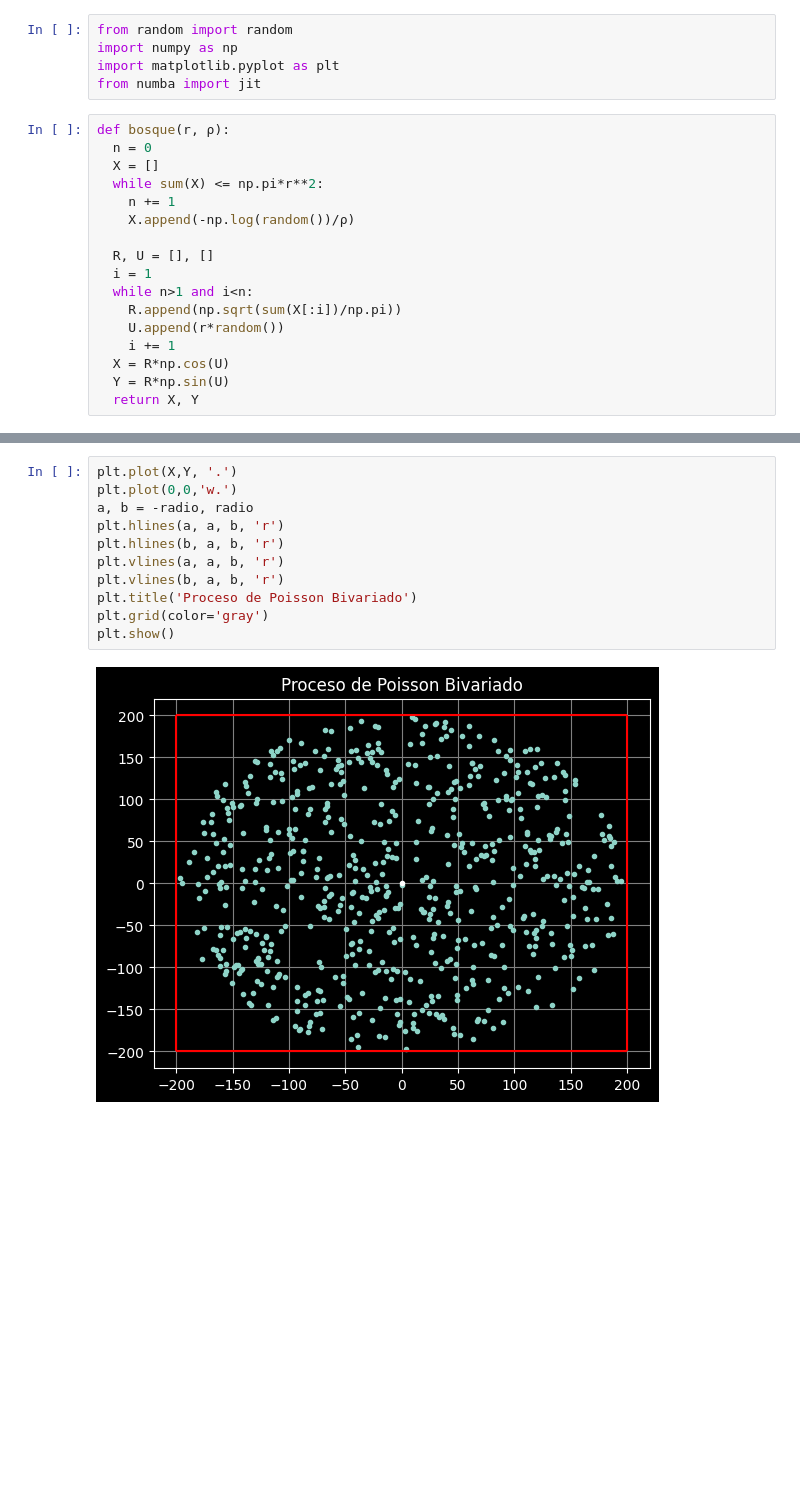
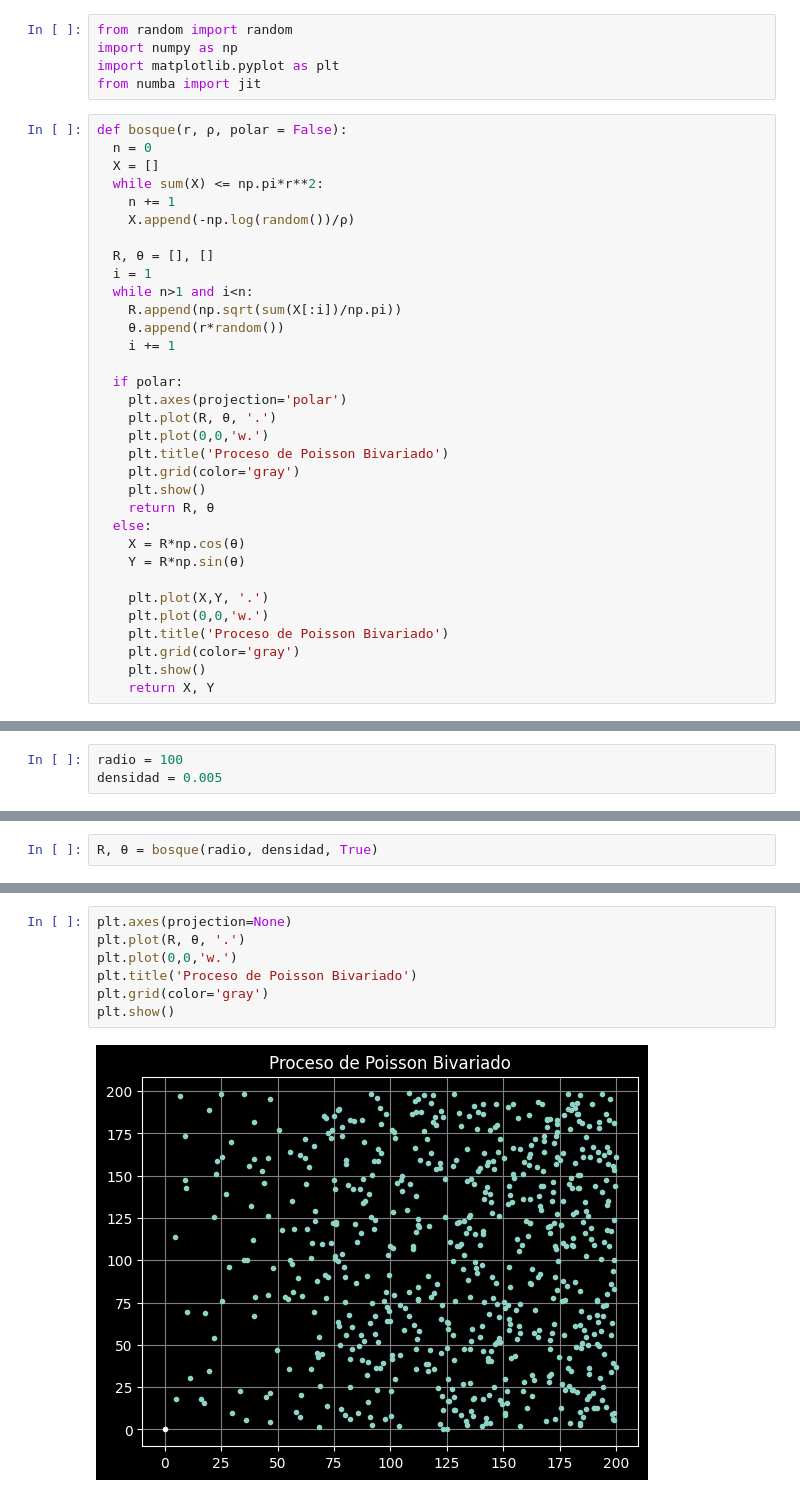
Before and after one commit to Vixuz144/Simu2, a Jupyter notebook: Poisson_bivariado.ipynb, the cells around one changed output, grey strips where cells are left out. Cells and saved outputs as stored; diff of their text form; blank space fills up the shorter version.

```diff
--- a/Poisson_bivariado.ipynb
+++ b/Poisson_bivariado.ipynb
@@ -6,19 +6,35 @@ import numpy as np
 import matplotlib.pyplot as plt
 from numba import jit
 # %%
-def bosque(r, ρ):
+def bosque(r, ρ, polar = False):
   n = 0
   X = []
   while sum(X) <= np.pi*r**2:
     n += 1
     X.append(-np.log(random())/ρ)
 
-  R, U = [], []
+  R, θ = [], []
   i = 1
   while n>1 and i<n:
     R.append(np.sqrt(sum(X[:i])/np.pi))
-    U.append(r*random())
+    θ.append(r*random())
     i += 1
-  X = R*np.cos(U)
-  Y = R*np.sin(U)
-  return X, Y
+
+  if polar:
+    plt.axes(projection='polar')
+    plt.plot(R, θ, '.')
+    plt.plot(0,0,'w.')
+    plt.title('Proceso de Poisson Bivariado')
+    plt.grid(color='gray')
+    plt.show()
+    return R, θ
+  else:
+    X = R*np.cos(θ)
+    Y = R*np.sin(θ)
+
+    plt.plot(X,Y, '.')
+    plt.plot(0,0,'w.')
+    plt.title('Proceso de Poisson Bivariado')
+    plt.grid(color='gray')
+    plt.show()
+    return X, Y
@@ -30,0 +41,3 @@ X, Y = bosque(radio, densidad)
+# %%
+radio = 100
+densidad = 0.005
@@ -30,0 +48,2 @@ X, Y = bosque(radio, densidad)
+# %%
+R, θ = bosque(radio, densidad, True)
@@ -31,13 +56,9 @@ X, Y = bosque(radio, densidad)
 # %%
-plt.plot(X,Y, '.')
+plt.axes(projection=None)
+plt.plot(R, θ, '.')
 plt.plot(0,0,'w.')
-a, b = -radio, radio
-plt.hlines(a, a, b, 'r')
-plt.hlines(b, a, b, 'r')
-plt.vlines(a, a, b, 'r')
-plt.vlines(b, a, b, 'r')
 plt.title('Proceso de Poisson Bivariado')
 plt.grid(color='gray')
 plt.show()
 # %% [output]
-[figure, old version]
+[figure, new version]
```
Also changed, not shown: parts of 8 cells of this notebook.
